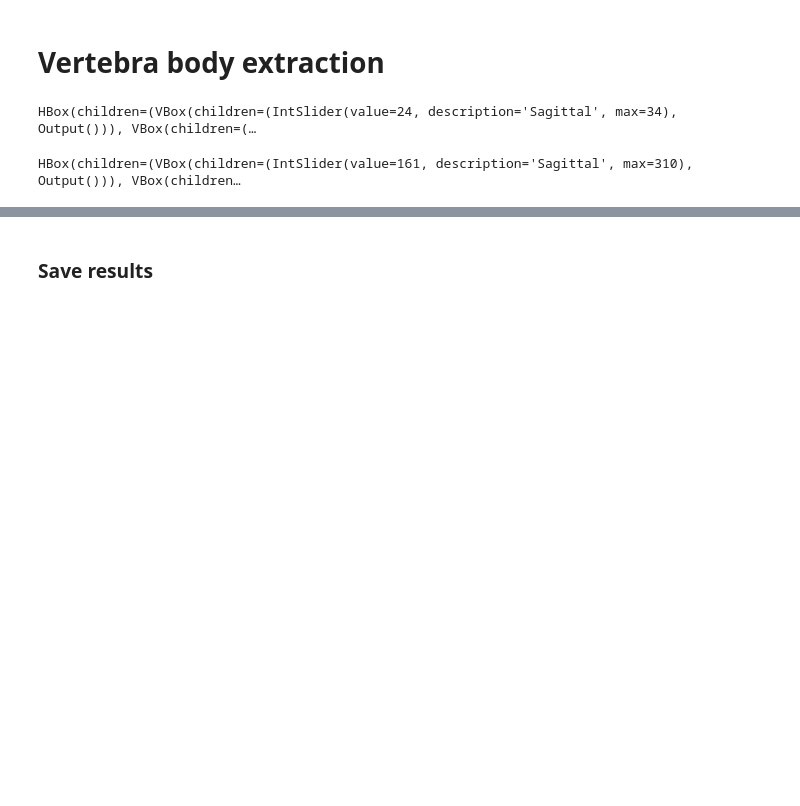
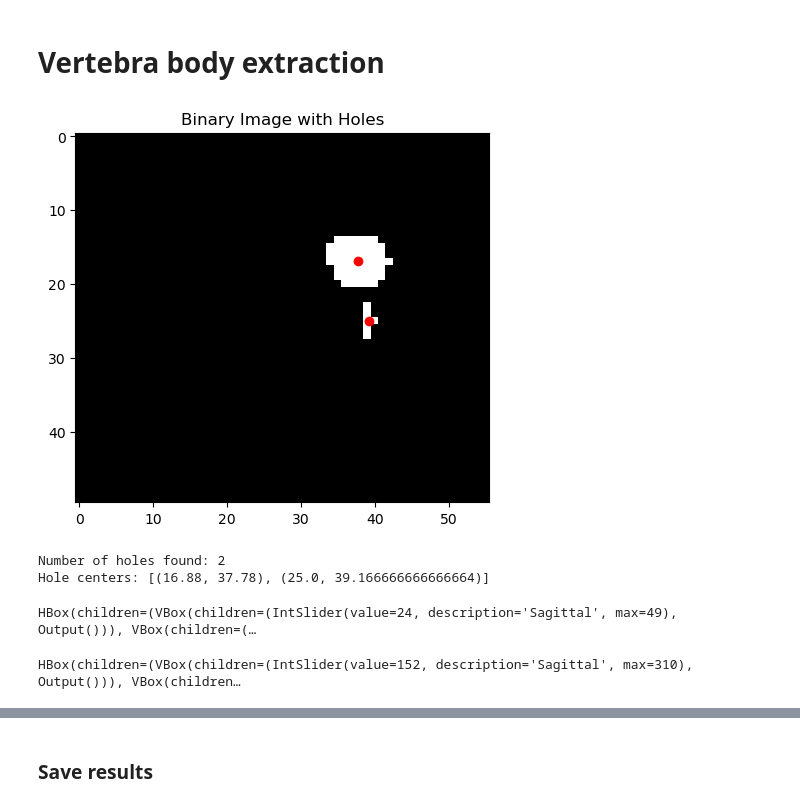
Before and after one commit to EmilKoco/Segmentation-practice, a Jupyter notebook: TestProgam.ipynb, the cells around one changed output, grey strips where cells are left out. Drawn from its saved outputs; the diff is of its cells as text; code cells hidden in the pictures; blank space fills up the shorter version.

```diff
--- a/TestProgam.ipynb
+++ b/TestProgam.ipynb
@@ -71,7 +71,8 @@ import SimpleITK as sitk
 plt.close('all')
 plt.switch_backend('module://ipykernel.pylab.backend_inline')
 
-output_img_data = read_data()
+output_img_nifti = read_data()
+output_img_data = np.array(output_img_nifti.dataobj)
 
 filtered_data,_,_,_ = crop_image(output_img_data)
 
@@ -154,8 +155,9 @@ def plot_segmentation(vis_arr, value=-1):
             count_per_sagital_slice_list[val] = np.sum(vis_arr == values[val], axis=(1, 2))
             count_per_frontal_slice_list[val] = np.sum(vis_arr == values[val], axis=(0, 2))
             count_per_transversal_slice_list[val] = np.sum(vis_arr == values[val], axis=(0, 1))
-
-
+        count_per_sagital_slice = np.sum(list(count_per_sagital_slice_list.values()), axis=0)
+        count_per_frontal_slice = np.sum(list(count_per_frontal_slice_list.values()), axis=0)
+        count_per_transversal_slice = np.sum(list(count_per_transversal_slice_list.values()), axis=0)
 
 
 
@@ -185,14 +187,30 @@ def plot_segmentation(vis_arr, value=-1):
 # %%
 def hole_find(binary_image_arg, invert = False, plot=False):
 
-    if invert:
-        holes = binary_fill_holes(binary_image_arg) & ~binary_image_arg
-    else:
-        holes = binary_fill_holes(binary_image_arg) & binary_image_arg
+    #Look at nearby slices if the starting one does not have center hole
+    start_index = np.argmax(np.sum(binary_image_arg == 1, axis=(0, 1)))
+    num_holes = 0
+    for slice_index in range(int(binary_image_arg.shape[2]/2)):
+        for i in [2,1]:
+            binary_image_slice = binary_image_arg[:,:,int(start_index+(slice_index*(-1^(i))))]
 
-    # Label connected hole regions
-    labeled_holes, num_holes = label(holes)
+            if invert:
+                holes = binary_fill_holes(binary_image_slice) & ~binary_image_slice
+            else:
+                holes = binary_fill_holes(binary_image_slice) & binary_image_slice
 
+            # Label connected hole regions
+            num_holes = -1
+            labeled_holes, num_holes = label(holes)
+
+            if num_holes > 0:
+                print(f"Slice start:{start_index}.\nslice index:{slice_index}.\nsquared:{i}")
+                break
+        if num_holes > 0:
+            break
+    if num_holes <= 0:
+        print("There were no vertebrae for this label")
+        return None
     # Find hole centers
     hole_centers = center_of_mass(holes, labeled_holes, range(1, num_holes + 1))
 
@@ -218,11 +236,12 @@ def cut_body(new_arr, value, plot=False):
 
     # Example binary image (object with holes)
     binary_image = (temp == value).astype(np.uint8) * 1
-    binary_image_trans = binary_image[:,:,int(temp.shape[2]/2)]
 
     #For frontal they are organised (Sagital slice, Transversal)
     #For transversal they are organised (Sagital, Frontal)
-    transversal_holes = hole_find(binary_image_trans, True, plot)
+    transversal_holes = hole_find(binary_image, True, plot)
+    if transversal_holes == None:
+        return temp, sagital_start, frontal_start, transversal_start
 
     temp[:,0:int(np.floor(transversal_holes[0][1])),:] = 0
     return temp, sagital_start, frontal_start, transversal_start
@@ -239,13 +258,16 @@ def restore_array(original_array, cut_array, sagital_start, frontal_start, trans
     return return_array
 # %%
 output_img_data = read_data()
-value = 32
+value = 30
 array = (output_img_data == value).astype(np.uint8) * value
 tmp, sagital_start, frontal_start, transversal_start = cut_body(array, value, plot=True)
 plot_segmentation(tmp, value)
 tmp2 = restore_array(output_img_data, tmp, sagital_start, frontal_start, transversal_start, value)
 plot_segmentation(tmp2, value)
 # %% [output]
+[figure, added]
-HBox(children=(VBox(children=(IntSlider(value=24, description='Sagittal', max=34), Output())), VBox(children=(…
+Number of holes found: 2
+Hole centers: [(16.88, 37.78), (25.0, 39.166666666666664)]
-HBox(children=(VBox(children=(IntSlider(value=161, description='Sagittal', max=310), Output())), VBox(children…
+HBox(children=(VBox(children=(IntSlider(value=24, description='Sagittal', max=49), Output())), VBox(children=(…
+HBox(children=(VBox(children=(IntSlider(value=152, description='Sagittal', max=310), Output())), VBox(children…
 # %%
```
Also changed, not shown: parts of 4 cells of this notebook.
